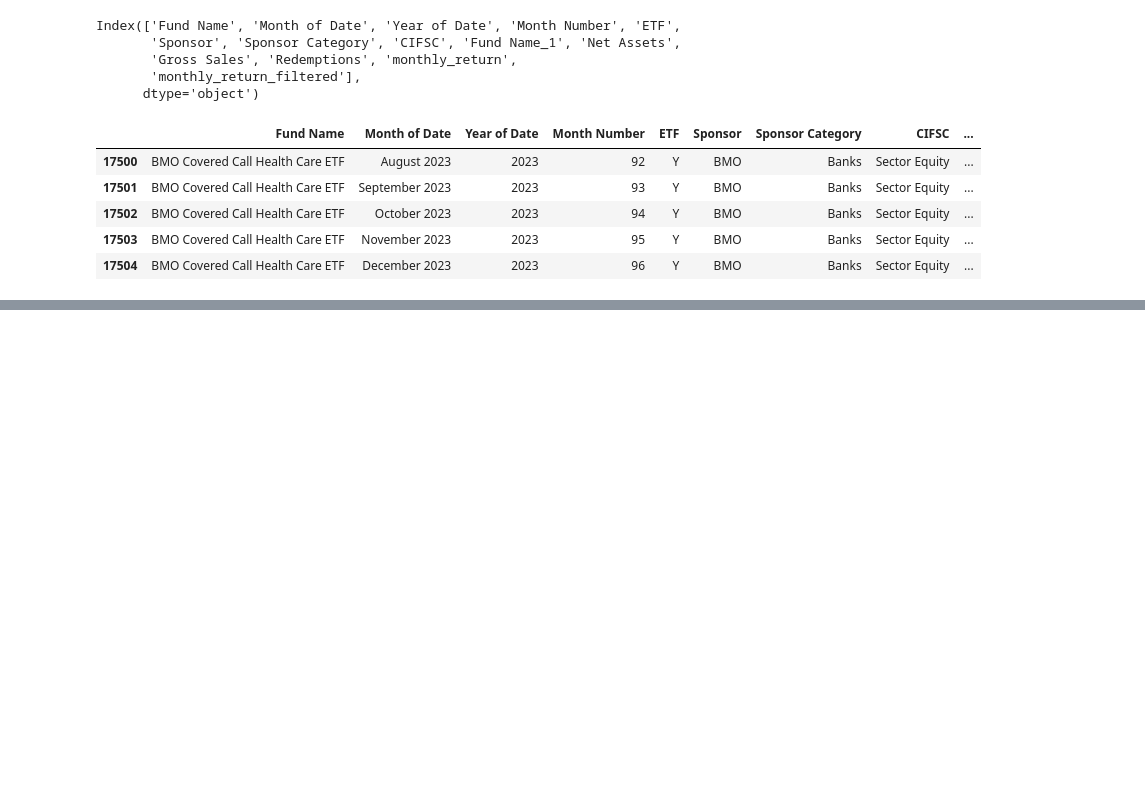
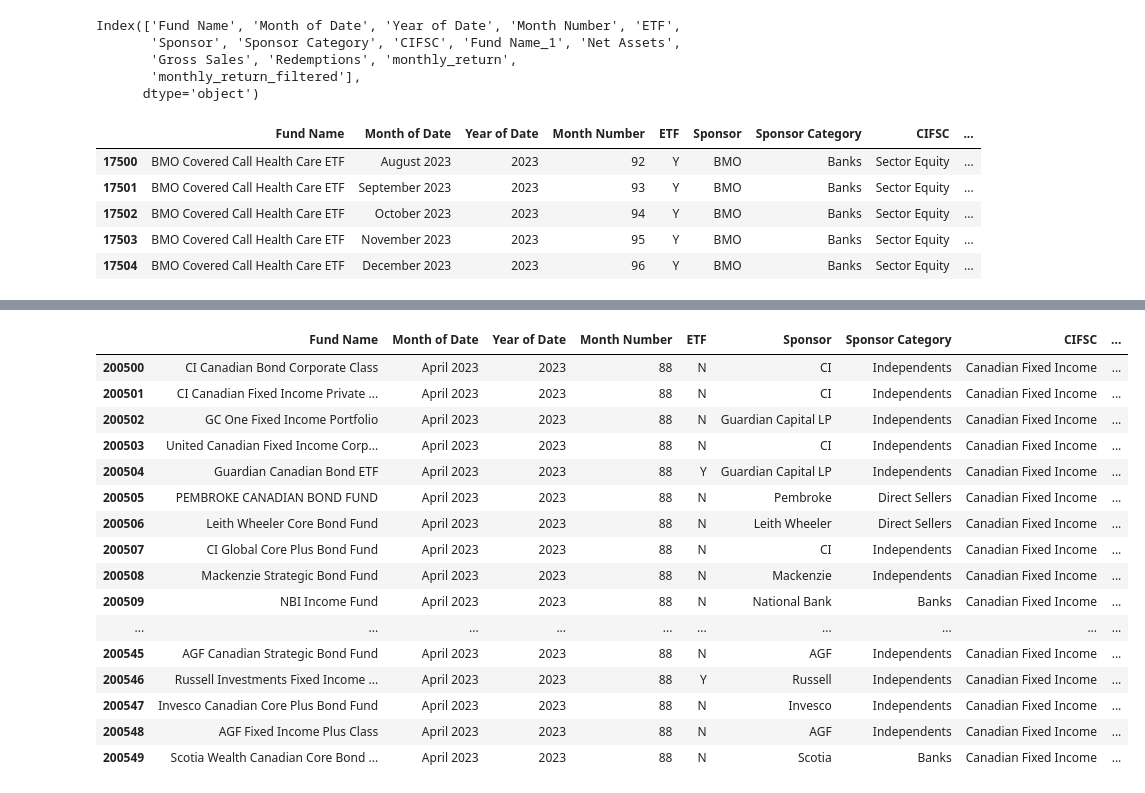
Before and after one commit to eloibernier/FundFlow, a Jupyter notebook: CIFSC_funds/CIFSC_FundMetrics.ipynb, the cells around one changed output, grey strips where cells are left out. Saved outputs shown, nothing was run; the diff lists cells and outputs as text; code cells hidden in the pictures; blank space fills up the shorter version.

```diff
--- a/CIFSC_funds/CIFSC_FundMetrics.ipynb
+++ b/CIFSC_funds/CIFSC_FundMetrics.ipynb
@@ -142 +146,18 @@ max           1.385557
 Name: avg_return_for_cat, dtype: float64
+# %%
+
+# Register your dataframe, assuming it's already in 'monthly_returns01'
+duckdb.register("monthly_returns01", monthly_returns01)
+
+query = """
+SELECT
+    *,
+    PERCENT_RANK() OVER (
+       PARTITION BY "CIFSC", "Month Number"
+       ORDER BY "monthly_return_filtered"
+    ) AS Percite_by_CIFSC
+FROM monthly_returns01;
+"""
+
+monthly_returns01 = duckdb.query(query).to_df()
+print(monthly_returns01.head())
@@ -142,0 +182,20 @@ Name: avg_return_for_cat, dtype: float64
+# %%
+monthly_returns01.iloc[200500:200550]
+# %% [output]
+|  | Fund Name | Month of Date | Year of Date | Month Number | ETF | Sponsor | Sponsor Category | CIFSC | ... |
+| 200500 | CI Canadian Bond Corporate Class | April 2023 | 2023 | 88 | N | CI | Independents | Canadian Fixed Income | ... |
+| 200501 | CI Canadian Fixed Income Private ... | April 2023 | 2023 | 88 | N | CI | Independents | Canadian Fixed Income | ... |
+| 200502 | GC One Fixed Income Portfolio | April 2023 | 2023 | 88 | N | Guardian Capital LP | Independents | Canadian Fixed Income | ... |
+| 200503 | United Canadian Fixed Income Corp... | April 2023 | 2023 | 88 | N | CI | Independents | Canadian Fixed Income | ... |
+| 200504 | Guardian Canadian Bond ETF | April 2023 | 2023 | 88 | Y | Guardian Capital LP | Independents | Canadian Fixed Income | ... |
+| 200505 | PEMBROKE CANADIAN BOND FUND | April 2023 | 2023 | 88 | N | Pembroke | Direct Sellers | Canadian Fixed Income | ... |
+| 200506 | Leith Wheeler Core Bond Fund | April 2023 | 2023 | 88 | N | Leith Wheeler | Direct Sellers | Canadian Fixed Income | ... |
+| 200507 | CI Global Core Plus Bond Fund | April 2023 | 2023 | 88 | N | CI | Independents | Canadian Fixed Income | ... |
+| 200508 | Mackenzie Strategic Bond Fund | April 2023 | 2023 | 88 | N | Mackenzie | Independents | Canadian Fixed Income | ... |
+| 200509 | NBI Income Fund | April 2023 | 2023 | 88 | N | National Bank | Banks | Canadian Fixed Income | ... |
+| ... | ... | ... | ... | ... | ... | ... | ... | ... | ... |
+| 200545 | AGF Canadian Strategic Bond Fund | April 2023 | 2023 | 88 | N | AGF | Independents | Canadian Fixed Income | ... |
+| 200546 | Russell Investments Fixed Income ... | April 2023 | 2023 | 88 | Y | Russell | Independents | Canadian Fixed Income | ... |
+| 200547 | Invesco Canadian Core Plus Bond Fund | April 2023 | 2023 | 88 | N | Invesco | Independents | Canadian Fixed Income | ... |
+| 200548 | AGF Fixed Income Plus Class | April 2023 | 2023 | 88 | N | AGF | Independents | Canadian Fixed Income | ... |
+| 200549 | Scotia Wealth Canadian Core Bond ... | April 2023 | 2023 | 88 | N | Scotia | Banks | Canadian Fixed Income | ... |
```
Also changed, not shown: parts of 6 cells of this notebook, 5 other files.
